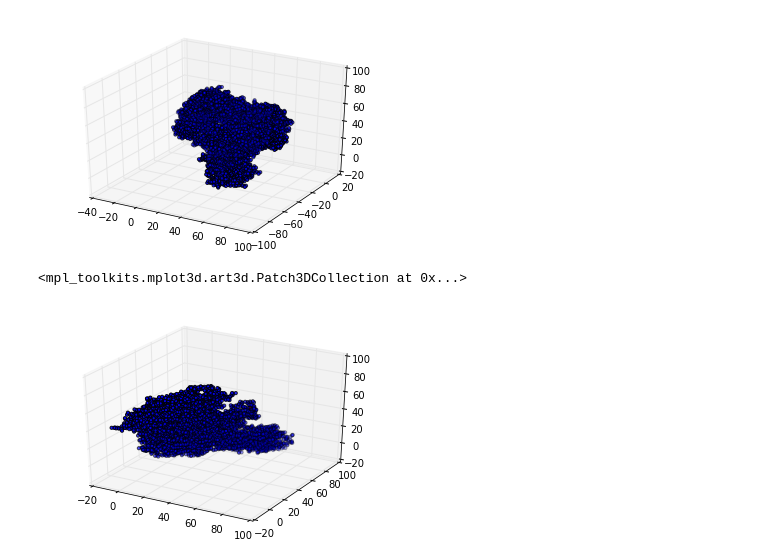
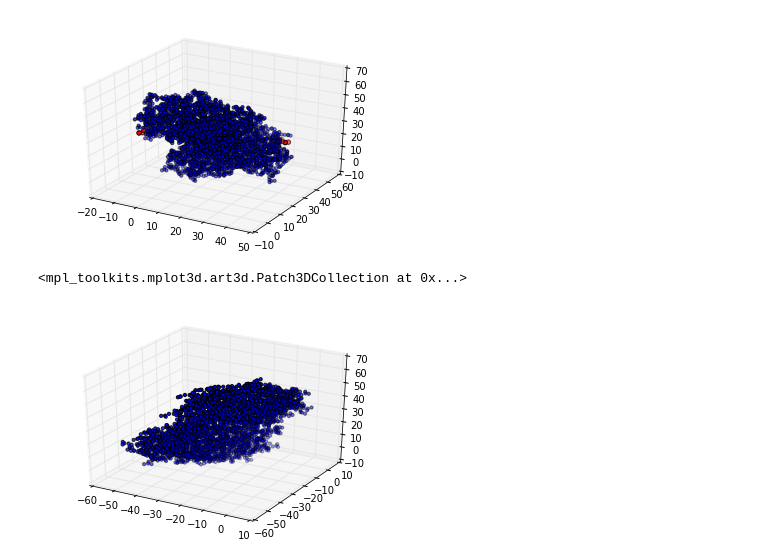
Before and after one commit to igemsoftware/Heidelberg_2014, a Jupyter notebook: Linkersoftware.ipynb, the cells around one changed output. Drawn from its saved outputs; the diff is of its cells as text; code cells hidden in the pictures.

```diff
--- a/Linkersoftware.ipynb
+++ b/Linkersoftware.ipynb
@@ -7,7 +7,7 @@ import matplotlib.pyplot as plt
 from mpl_toolkits.mplot3d import Axes3D
 %matplotlib inline
 
-f = open('proteine/dnmt1.pdb', 'r')
+f = open('proteine/GFP.pdb', 'r')
 #print pdbfile
 
 x = []
@@ -24,7 +24,7 @@ asnr = []
 for line in f:
     art = line[:4]
     if art == 'ATOM':
-        atom.append(line[13])
+        atom.append(line[13:16])
         aminos.append(line[17:20])
         subunit.append(line[21])
         asnr.append(int(line[22:26]))
@@ -32,6 +32,11 @@ for line in f:
         y.append(float(line[38:46]))
         z.append(float(line[46:54]))
 
+#aus allen Listen arrays machen
+atom = np.array(atom)
+aminos = np.array(aminos)
+subunit = np.array(subunit)
+asnr = np.array(asnr)
 x = np.array(x)
 y = np.array(y)
 z = np.array(z)
@@ -41,34 +46,34 @@ fig = plt.figure()
 ax = fig.add_subplot(111, projection='3d')
 ax.scatter(x[5:-5:], y[5:-5:], z[5:-5:], s=10)
 ax.scatter(x[:4:], y[:4:], z[:4:], s = 20, c ="r")
 ax.scatter(x[-4::], y[-4::], z[-4::], s = 20, c ="r")
 
 phi = np.pi / 2
 
 #einen Vektor mit Drehmatrix drehen um a-achse
 def drehenx(phi, x, y, z):
     x = x
     y = y * np.cos(phi) - z * np.sin(phi)
     z = y * np.sin(phi) + z * np.cos(phi)
     return [x, y, z]
 
 def dreheny(phi, x, y, z):
     x = x  * np.cos(phi) - z * np.sin(phi)
     y = y
     z = x * np.sin(phi) + z * np.cos(phi)
     return [x, y, z]
 
 def drehenz(phi, x, y, z):
     x = x  * np.cos(phi) - y * np.sin(phi)
     y = x * np.sin(phi) +  y* np.cos(phi)
     z = z
     return [x, y, z]
 
 xgedr = drehenz(phi, x, y, z)[0]
 ygedr = drehenz(phi, x, y, z)[1]
 zgedr = drehenz(phi, x, y, z)[2]
 # %% [output]
-[figure, old version]
+[figure, new version]
 # %%
 fig = plt.figure()
 ax = fig.add_subplot(111, projection='3d')
@@ -77,4 +82,4 @@ ax.scatter(xgedr[:4:], ygedr[:4:], zgedr[:4:], s = 20, c ="r")
 ax.scatter(xgedr[-4::], ygedr[-4::], zgedr[-4::], s = 20, c ="r")
 # %% [output]
 <mpl_toolkits.mplot3d.art3d.Patch3DCollection at 0x...>
-[figure, old version]
+[figure, new version]
```
Also changed, not shown: parts of 2 cells of this notebook.
